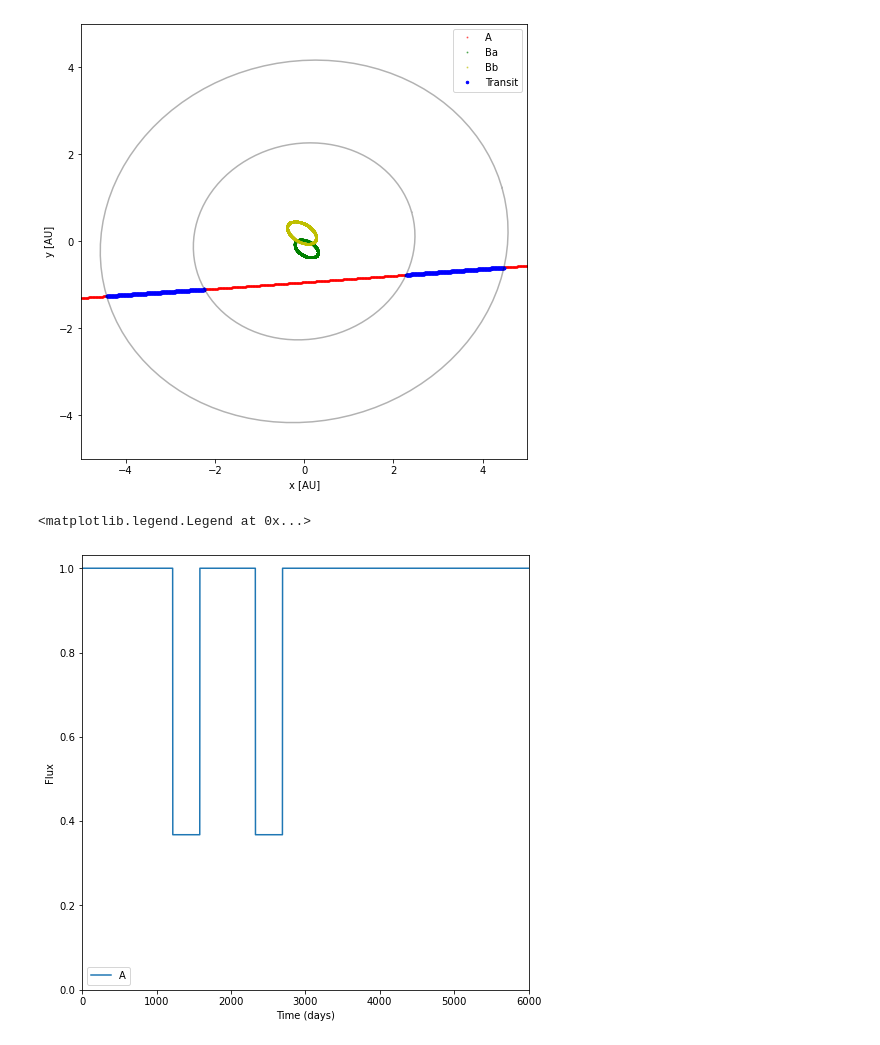
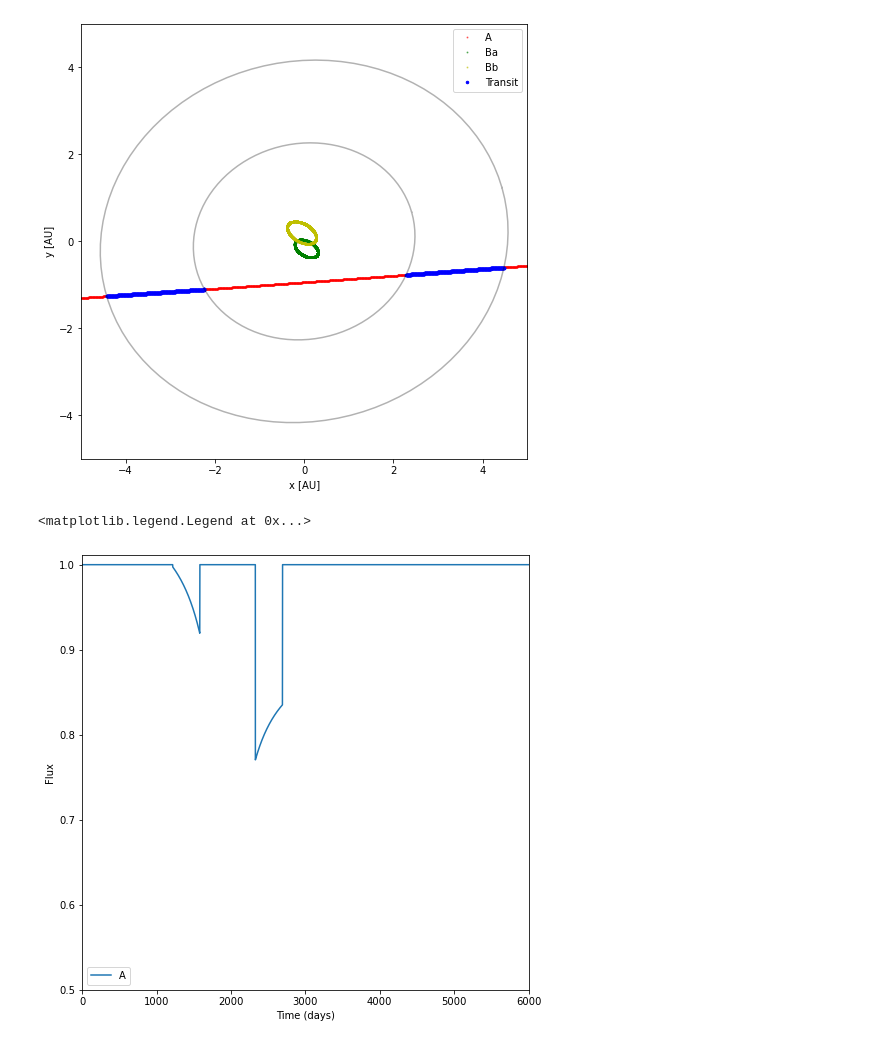
Before and after one commit to amenafaruqi/HD98800, a Jupyter notebook: REBOUND/REBOUND_Ba_Bb_A.ipynb, the cells around one changed output. Saved outputs shown, nothing was run; the diff lists cells and outputs as text; code cells hidden in the pictures.

Commit message:
Calculate lightcurves for varying tau

```diff
--- a/REBOUND/REBOUND_Ba_Bb_A.ipynb
+++ b/REBOUND/REBOUND_Ba_Bb_A.ipynb
@@ -89,16 +88,16 @@ y_outer = y_o
 
 # Create system B (Ba + Bb)
 
-sim1 = rebound.Simulation()
-sim1.units = ('days', 'AU', 'Msun')
-sim1.move_to_hel()
+sim = rebound.Simulation()
+sim.units = ('days', 'AU', 'Msun')
+sim.move_to_hel()
 
-Ba = rebound.Particle(simulation=sim1,
+Ba = rebound.Particle(simulation=sim,
                       m=m_Ba,
                      )
 
 
-Bb = rebound.Particle(simulation=sim1,
+Bb = rebound.Particle(simulation=sim,
                       primary=Ba,
                       m=m_Bb,
                       a=a_B,
@@ -110,15 +109,15 @@ Bb = rebound.Particle(simulation=sim1,
 
 
 
-sim1.add(Ba)
-sim1.add(Bb)
-sim1.move_to_com()
-Ba, Bb = sim1.particles
+sim.add(Ba)
+sim.add(Bb)
+sim.move_to_com()
+Ba, Bb = sim.particles
 
 
 # Create AaAb as a single object representing the CoM of AaAb relative to the CoM of BaBb
 
-A = rebound.Particle(simulation=sim1,
+A = rebound.Particle(simulation=sim,
                      m=m_A,
                      a=a_AB,
                      e=e_AB,
@@ -128,7 +127,7 @@ A = rebound.Particle(simulation=sim1,
                     )
 
 
-sim1.add(A)
+sim.add(A)
 # %%
 # Plot orbits
 
@@ -154,13 +153,13 @@ y_transits = []
 flux_A = np.zeros(n_steps)
 
 
-Ba, Bb, A = sim1.particles
+Ba, Bb, A = sim.particles
 
 for i, t in enumerate(times):
-    sim1.integrate(t)
+    sim.integrate(t)
 
     # Calculate the CoM of Ba and Bb
-    comB = sim1.calculate_com(first=0, last=2)
+    comB = sim.calculate_com(first=0, last=2)
     pos_comB = np.array([comB.x, comB.y, comB.z])
     v_comB = np.array([comB.vx, comB.vy, comB.vz])
 
@@ -178,7 +177,7 @@ for i, t in enumerate(times):
     r = (x**2 + y**2)**0.5      # x=r, y=0 after rotation
     theta = np.arctan(y/x)
 
-    phi = pos_disk - theta    # effective arg of periapsis of disk (in relation to A)
+    phi = pos_disk - theta    # effective position angle of disk (in relation to A)
 
     F_inner = (a_inner**2)*(b_inner**2)
     F_outer = (a_outer**2)*(b_outer**2)
@@ -189,6 +188,18 @@ for i, t in enumerate(times):
     x_inner2 =  (F_inner/A_inner)**0.5
     x_outer2 = (F_outer/A_outer)**0.5
 
+    # Calculate distance to particle in disk plane
+    yp = r*np.cos(phi)/np.cos(inc_disk)
+    xp = r*np.sin(phi)
+    rp = (xp**2 + yp**2)**0.5
+
+    xp_inner = abs(r*np.sin(phi))
+
+    tau_disk = 0.5*xp_inner/rp
+
+    # Calculating flux during transit
+    fA_t = fA_i*np.exp(-tau_disk)
+
     if x_inner2 < r < x_outer2:
         x_transits.append(x_A[i])
         y_transits.append(y_A[i])
@@ -217,13 +246,13 @@ plt.legend()
 # %%
 # Plot lightcurve during transit
 fig2 = plt.figure(2, figsize=(8,8))
 
 plt.plot(times, flux_A, label = 'A', figure=fig2)
 plt.xlabel("Time (days)")
 plt.ylabel("Flux")
 plt.xlim(0,6000)
-plt.ylim(0,)
+plt.ylim(0.5,)
 plt.legend()
 # %% [output]
 <matplotlib.legend.Legend at 0x...>
-[figure, old version]
+[figure, new version]
```
Also changed, not shown: parts of 2 cells of this notebook, 1 other file.
